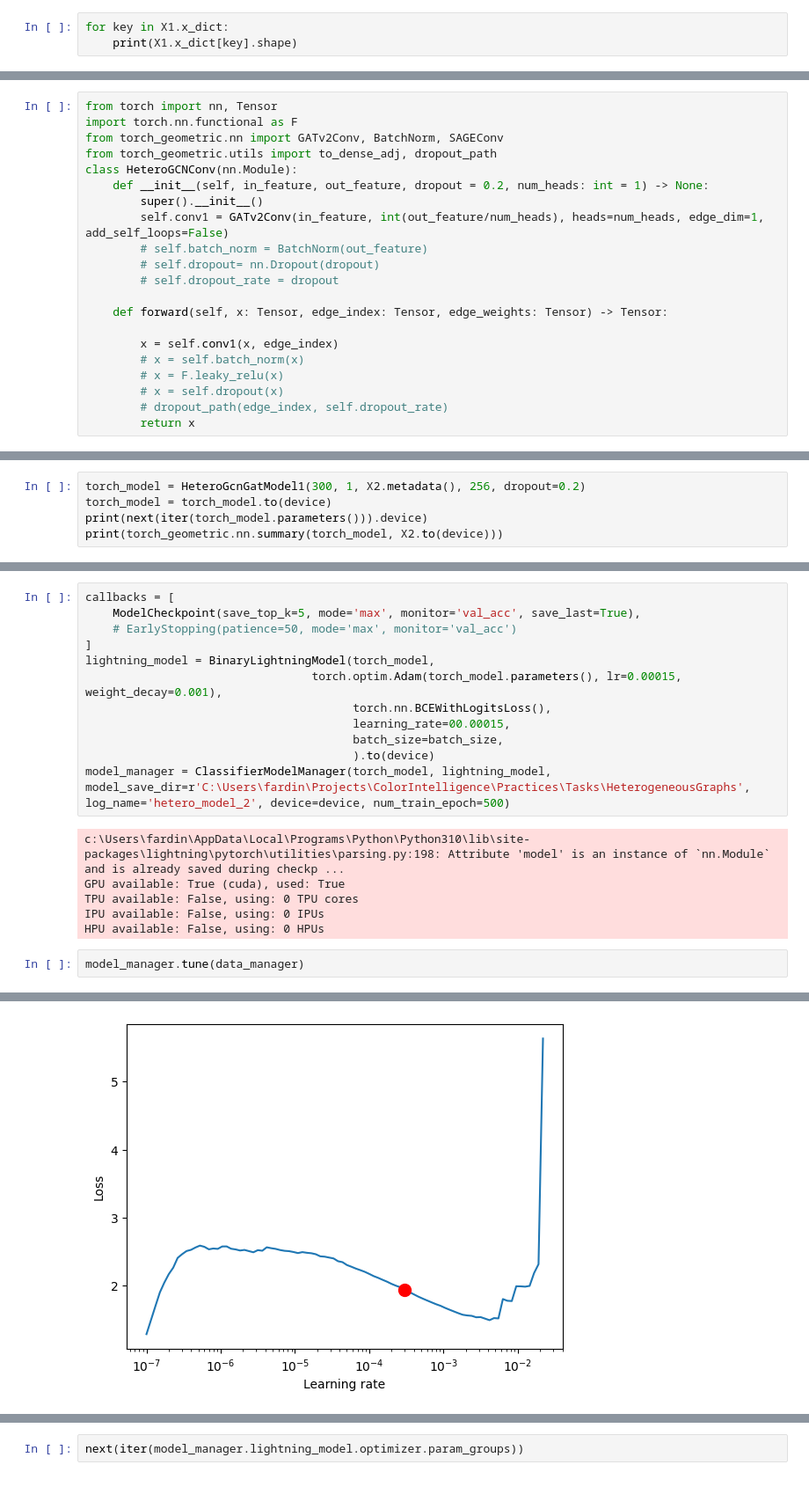
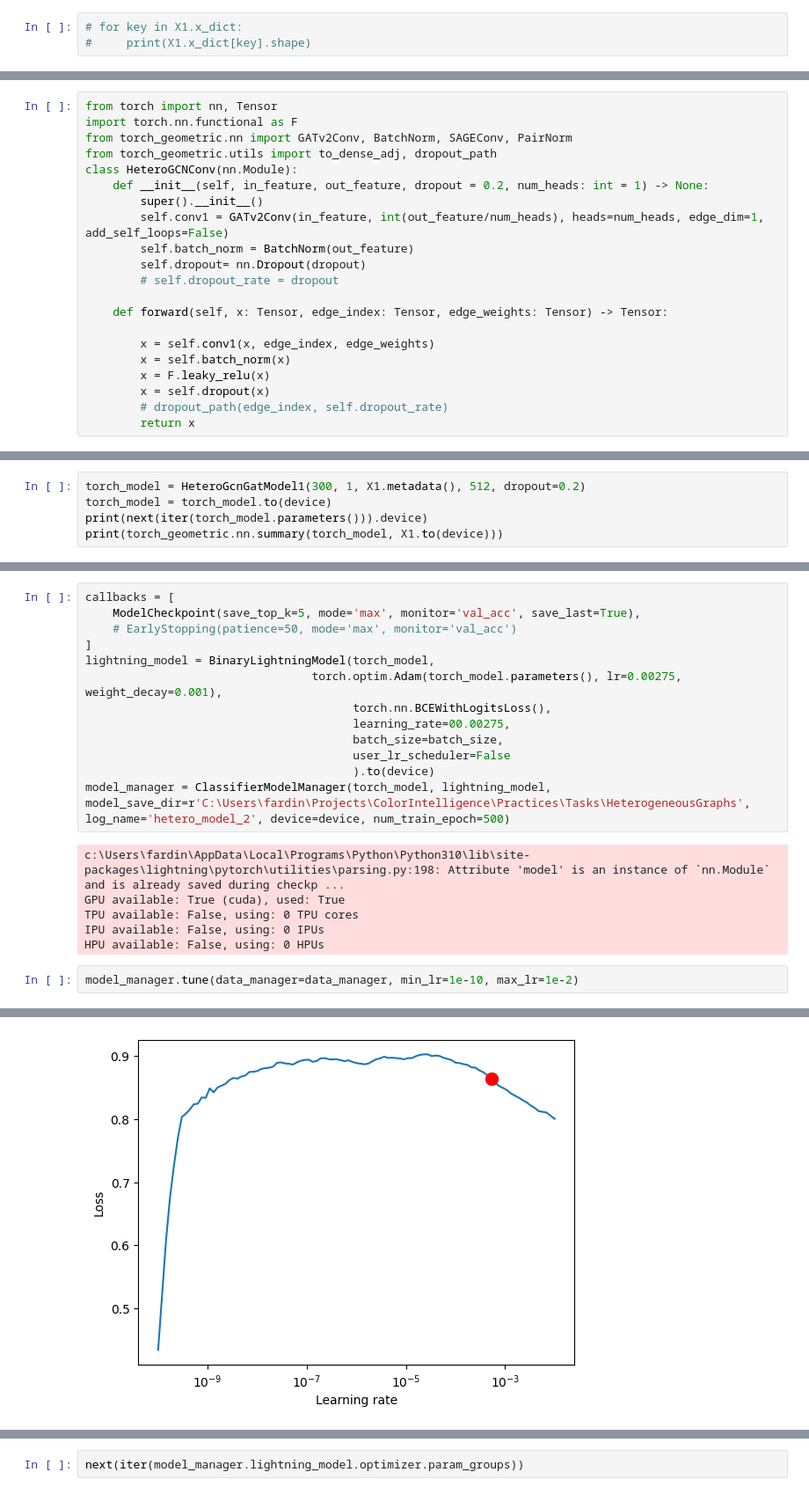
Before and after one commit to raziehAskarizade/Beyond-Words, a Jupyter notebook: Practices/Tasks/HeterogeneousGraphs/TestHeterogeneousGraphClassifier2.ipynb, the cells around one changed output, grey strips where cells are left out. Shown at 88% size. Cells and saved outputs as stored; diff of their text form.

Commit message:
KGC-73 Update and improve heterogeneous model)

```diff
--- a/Practices/Tasks/HeterogeneousGraphs/TestHeterogeneousGraphClassifier2.ipynb
+++ b/Practices/Tasks/HeterogeneousGraphs/TestHeterogeneousGraphClassifier2.ipynb
@@ -97,5 +109,5 @@ len(X2)
 # %% [output]
 128
 # %%
-for key in X1.x_dict:
-    print(X1.x_dict[key].shape)
+# for key in X1.x_dict:
+#     print(X1.x_dict[key].shape)
@@ -108,22 +122,22 @@ torch.Size([128, 300])
 # %%
 from torch import nn, Tensor
 import torch.nn.functional as F
-from torch_geometric.nn import GATv2Conv, BatchNorm, SAGEConv
+from torch_geometric.nn import GATv2Conv, BatchNorm, SAGEConv, PairNorm
 from torch_geometric.utils import to_dense_adj, dropout_path
 class HeteroGCNConv(nn.Module):
     def __init__(self, in_feature, out_feature, dropout = 0.2, num_heads: int = 1) -> None:
         super().__init__()
         self.conv1 = GATv2Conv(in_feature, int(out_feature/num_heads), heads=num_heads, edge_dim=1, add_self_loops=False)
-        # self.batch_norm = BatchNorm(out_feature)
-        # self.dropout= nn.Dropout(dropout)
+        self.batch_norm = BatchNorm(out_feature)
+        self.dropout= nn.Dropout(dropout)
         # self.dropout_rate = dropout
 
     def forward(self, x: Tensor, edge_index: Tensor, edge_weights: Tensor) -> Tensor:
 
-        x = self.conv1(x, edge_index)
-        # x = self.batch_norm(x)
-        # x = F.leaky_relu(x)
-        # x = self.dropout(x)
+        x = self.conv1(x, edge_index, edge_weights)
+        x = self.batch_norm(x)
+        x = F.leaky_relu(x)
+        x = self.dropout(x)
         # dropout_path(edge_index, self.dropout_rate)
         return x
 # %%
@@ -349,7 +294,7 @@ class HeteroGcnGatModel1(torch.nn.Module):
 # %%
-torch_model = HeteroGcnGatModel1(300, 1, X2.metadata(), 256, dropout=0.2)
+torch_model = HeteroGcnGatModel1(300, 1, X1.metadata(), 512, dropout=0.2)
 torch_model = torch_model.to(device)
 print(next(iter(torch_model.parameters())).device)
-print(torch_geometric.nn.summary(torch_model, X2.to(device)))
+print(torch_geometric.nn.summary(torch_model, X1.to(device)))
 # %% [output]
 cuda:0
@@ -383,10 +329,11 @@ callbacks = [
     # EarlyStopping(patience=50, mode='max', monitor='val_acc')
 ]
 lightning_model = BinaryLightningModel(torch_model,
-                                 torch.optim.Adam(torch_model.parameters(), lr=0.00015, weight_decay=0.001),
+                                 torch.optim.Adam(torch_model.parameters(), lr=0.00275, weight_decay=0.001),
                                        torch.nn.BCEWithLogitsLoss(),
-                                       learning_rate=00.00015,
+                                       learning_rate=00.00275,
                                        batch_size=batch_size,
+                                       user_lr_scheduler=False
                                        ).to(device)
 model_manager = ClassifierModelManager(torch_model, lightning_model, model_save_dir=r'C:\Users\fardin\Projects\ColorIntelligence\Practices\Tasks\HeterogeneousGraphs', log_name='hetero_model_2', device=device, num_train_epoch=500)
 # %% [output]
@@ -396,5 +343,5 @@ TPU available: False, using: 0 TPU cores
 IPU available: False, using: 0 IPUs
 HPU available: False, using: 0 HPUs
 # %%
-model_manager.tune(data_manager)
+model_manager.tune(data_manager=data_manager, min_lr=1e-10, max_lr=1e-2)
 # %% [output]
@@ -408 +358 @@ Restored all states from the checkpoint at C:\Users\fardin\Projects\ColorIntelli
-[figure, old version]
+[figure, new version]
```
Also changed, not shown: parts of 25 cells of this notebook, 3 other files.
